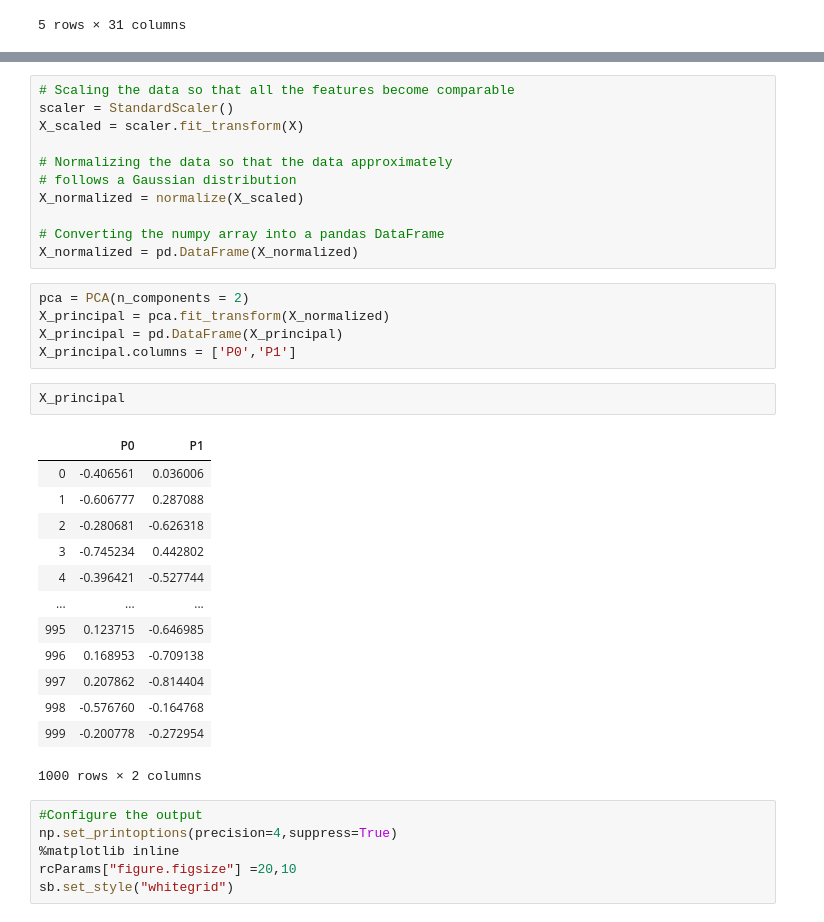
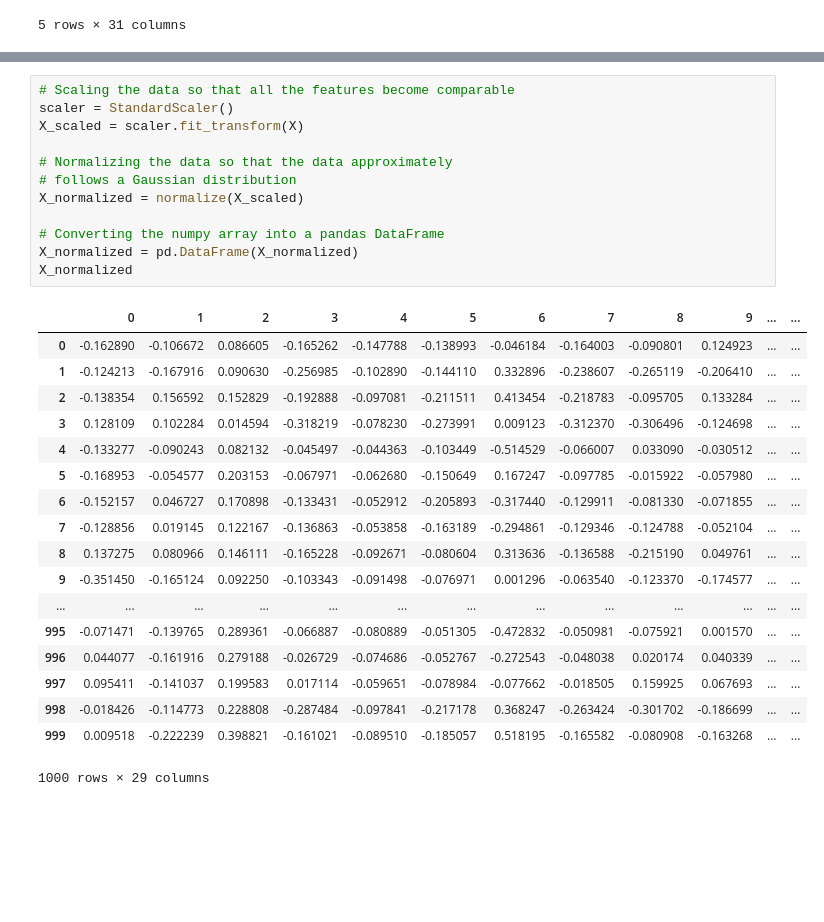
Before and after one commit to DylanCarey94/FYP-Music-Feature-Extraction-Music-Classification-Machine-Learning-Techniques, a Jupyter notebook: Hierarchical Clustering .ipynb, the cells around one changed output, grey strips where cells are left out. Saved outputs shown, nothing was run; the diff lists cells and outputs as text; blank space fills up the shorter version.

```diff
--- a/Hierarchical Clustering .ipynb
+++ b/Hierarchical Clustering .ipynb
@@ -59,38 +64,31 @@ X
 # %%
 # Scaling the data so that all the features become comparable
 scaler = StandardScaler()
 X_scaled = scaler.fit_transform(X)
 
 # Normalizing the data so that the data approximately
 # follows a Gaussian distribution
 X_normalized = normalize(X_scaled)
 
 # Converting the numpy array into a pandas DataFrame
 X_normalized = pd.DataFrame(X_normalized)
+X_normalized
+# %% [output]
+|  | 0 | 1 | 2 | 3 | 4 | 5 | 6 | 7 | 8 | 9 | ... | ... |
+| 0 | -0.162890 | -0.106672 | 0.086605 | -0.165262 | -0.147788 | -0.138993 | -0.046184 | -0.164003 | -0.090801 | 0.124923 | ... | ... |
+| 1 | -0.124213 | -0.167916 | 0.090630 | -0.256985 | -0.102890 | -0.144110 | 0.332896 | -0.238607 | -0.265119 | -0.206410 | ... | ... |
+| 2 | -0.138354 | 0.156592 | 0.152829 | -0.192888 | -0.097081 | -0.211511 | 0.413454 | -0.218783 | -0.095705 | 0.133284 | ... | ... |
+| 3 | 0.128109 | 0.102284 | 0.014594 | -0.318219 | -0.078230 | -0.273991 | 0.009123 | -0.312370 | -0.306496 | -0.124698 | ... | ... |
+| 4 | -0.133277 | -0.090243 | 0.082132 | -0.045497 | -0.044363 | -0.103449 | -0.514529 | -0.066007 | 0.033090 | -0.030512 | ... | ... |
+| 5 | -0.168953 | -0.054577 | 0.203153 | -0.067971 | -0.062680 | -0.150649 | 0.167247 | -0.097785 | -0.015922 | -0.057980 | ... | ... |
+| 6 | -0.152157 | 0.046727 | 0.170898 | -0.133431 | -0.052912 | -0.205893 | -0.317440 | -0.129911 | -0.081330 | -0.071855 | ... | ... |
+| 7 | -0.128856 | 0.019145 | 0.122167 | -0.136863 | -0.053858 | -0.163189 | -0.294861 | -0.129346 | -0.124788 | -0.052104 | ... | ... |
+| 8 | 0.137275 | 0.080966 | 0.146111 | -0.165228 | -0.092671 | -0.080604 | 0.313636 | -0.136588 | -0.215190 | 0.049761 | ... | ... |
+| 9 | -0.351450 | -0.165124 | 0.092250 | -0.103343 | -0.091498 | -0.076971 | 0.001296 | -0.063540 | -0.123370 | -0.174577 | ... | ... |
+| ... | ... | ... | ... | ... | ... | ... | ... | ... | ... | ... | ... | ... |
+| 995 | -0.071471 | -0.139765 | 0.289361 | -0.066887 | -0.080889 | -0.051305 | -0.472832 | -0.050981 | -0.075921 | 0.001570 | ... | ... |
+| 996 | 0.044077 | -0.161916 | 0.279188 | -0.026729 | -0.074686 | -0.052767 | -0.272543 | -0.048038 | 0.020174 | 0.040339 | ... | ... |
+| 997 | 0.095411 | -0.141037 | 0.199583 | 0.017114 | -0.059651 | -0.078984 | -0.077662 | -0.018505 | 0.159925 | 0.067693 | ... | ... |
+| 998 | -0.018426 | -0.114773 | 0.228808 | -0.287484 | -0.097841 | -0.217178 | 0.368247 | -0.263424 | -0.301702 | -0.186699 | ... | ... |
+| 999 | 0.009518 | -0.222239 | 0.398821 | -0.161021 | -0.089510 | -0.185057 | 0.518195 | -0.165582 | -0.080908 | -0.163268 | ... | ... |
+1000 rows × 29 columns
-# %%
-pca = PCA(n_components = 2)
-X_principal = pca.fit_transform(X_normalized)
-X_principal = pd.DataFrame(X_principal)
-X_principal.columns = ['P0','P1']
-# %%
-X_principal
-# %% [output]
-|  | P0 | P1 |
-| 0 | -0.406561 | 0.036006 |
-| 1 | -0.606777 | 0.287088 |
-| 2 | -0.280681 | -0.626318 |
-| 3 | -0.745234 | 0.442802 |
-| 4 | -0.396421 | -0.527744 |
-| ... | ... | ... |
-| 995 | 0.123715 | -0.646985 |
-| 996 | 0.168953 | -0.709138 |
-| 997 | 0.207862 | -0.814404 |
-| 998 | -0.576760 | -0.164768 |
-| 999 | -0.200778 | -0.272954 |
-1000 rows × 2 columns
-# %%
-#Configure the output
-np.set_printoptions(precision=4,suppress=True)
-%matplotlib inline
-rcParams["figure.figsize"] =20,10
-sb.set_style("whitegrid")
```
Also changed, not shown: parts of 19 cells of this notebook, 1 other file.
